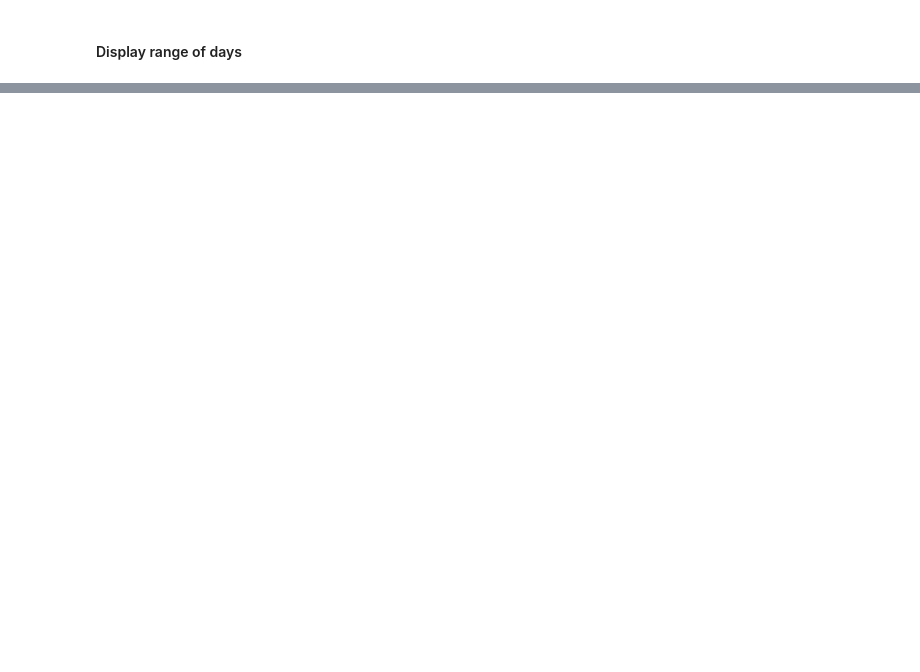
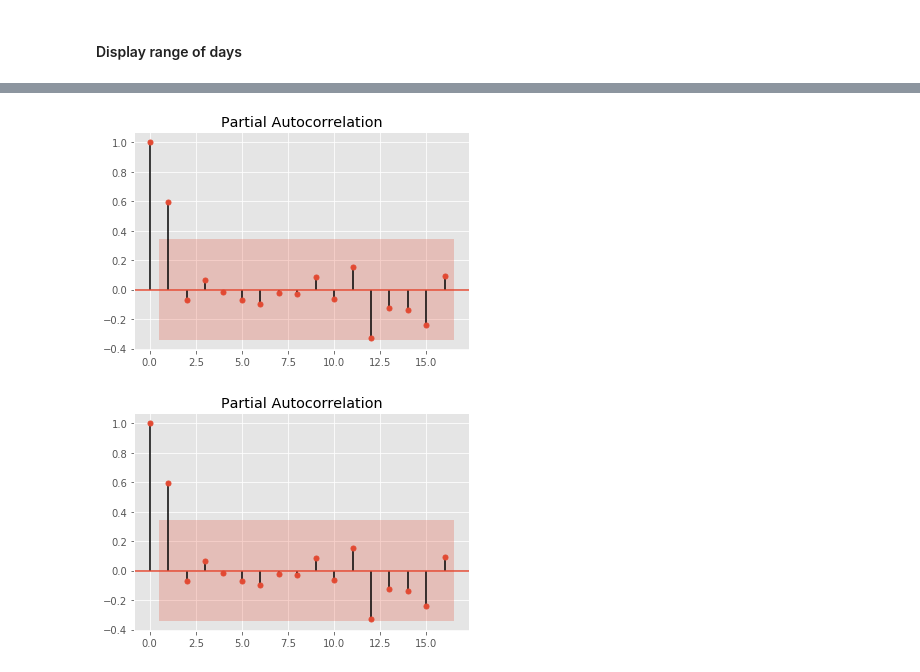
Before and after one commit to AaronWard/covidify, a Jupyter notebook: notebooks/time_series_analysis.ipynb, the cells around one changed output, grey strips where cells are left out. Saved outputs shown, nothing was run; the diff lists cells and outputs as text; code cells hidden in the pictures; blank space fills up the shorter version.

```diff
--- a/notebooks/time_series_analysis.ipynb
+++ b/notebooks/time_series_analysis.ipynb
@@ -205,0 +197,5 @@ plot_scatter_2vars(agg_df, 'deaths', 'recovered')
+# %%
+plot_pacf(df['t']) # Identift p
+# %% [output]
+[figure, added]
+[figure, added]
```
Also changed, not shown: parts of 33 cells of this notebook, 14 other files.
